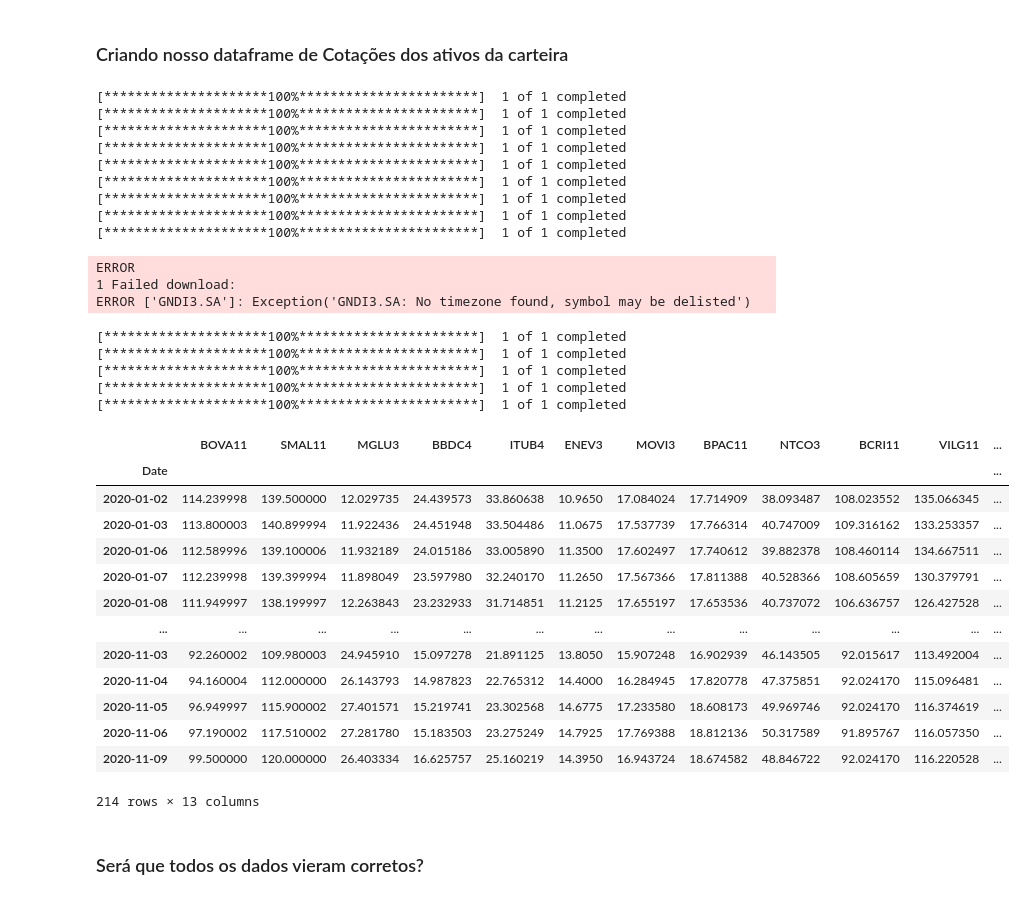
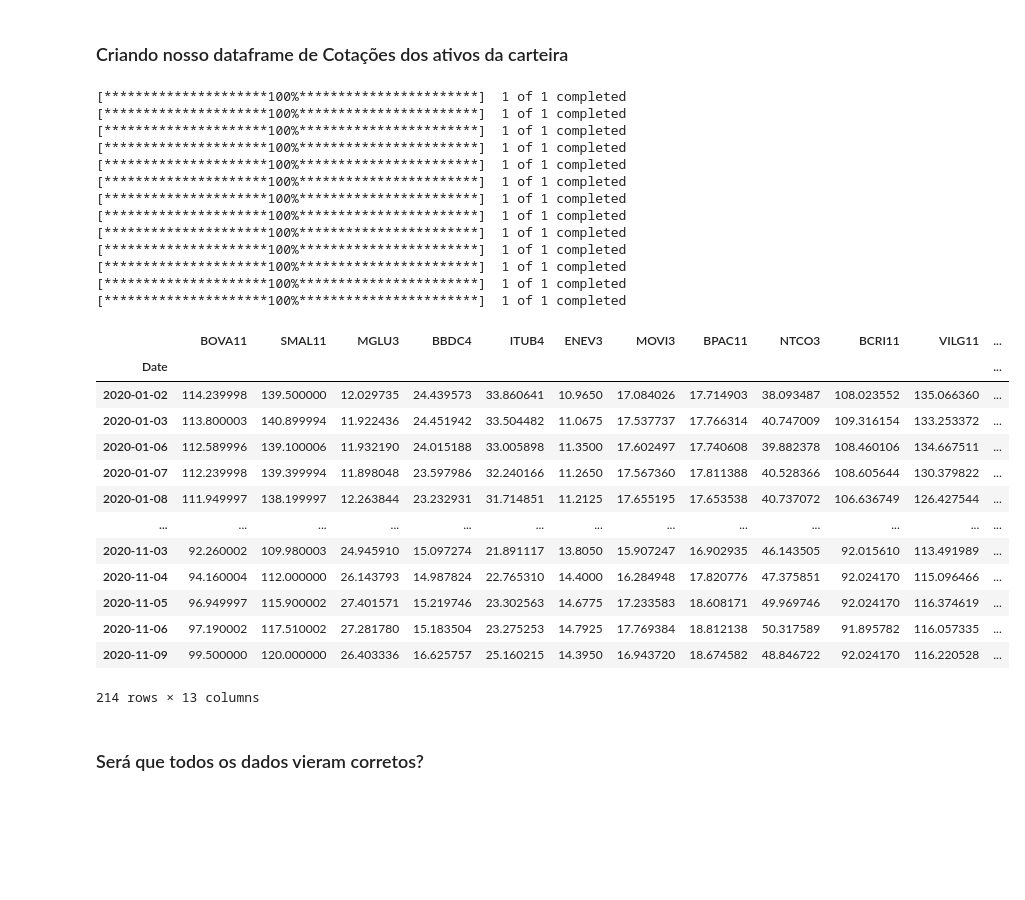
Before and after one commit to GabriellCabrall/python-impressionador, a Jupyter notebook: Modulo_29_Integracao_python_Financas/Python e Finanças 02.ipynb, the cells around one changed output. Drawn from its saved outputs; the diff is of its cells as text; code cells hidden in the pictures; blank space fills up the shorter version.

```diff
--- a/Modulo_29_Integracao_python_Financas/Python e Finanças 02.ipynb
+++ b/Modulo_29_Integracao_python_Financas/Python e Finanças 02.ipynb
@@ -33,46 +33,44 @@ display(carteira)
 # %%
 cotacoes_carteira = pd.DataFrame()
 
 start = dt.datetime(2020, 1, 1)
 end = dt.datetime(2020, 11, 10)
 
 for ativo in carteira['Ativos']:
-    cotacoes_carteira[ativo] = yf.download(f'{ativo}.SA', start, end)['Adj Close']
+    if ativo == 'GNDI3':
+        pass
+    else:
+        cotacoes_carteira[ativo] = yf.download(f'{ativo}.SA', start, end)['Adj Close']
 
-cotacoes_carteira = cotacoes_carteira.dropna(axis=1, how='all')
 display(cotacoes_carteira)
 # %% [output]
 [*********************100%***********************]  1 of 1 completed
 [*********************100%***********************]  1 of 1 completed
 [*********************100%***********************]  1 of 1 completed
 [*********************100%***********************]  1 of 1 completed
 [*********************100%***********************]  1 of 1 completed
 [*********************100%***********************]  1 of 1 completed
 [*********************100%***********************]  1 of 1 completed
 [*********************100%***********************]  1 of 1 completed
 [*********************100%***********************]  1 of 1 completed
+[*********************100%***********************]  1 of 1 completed
+[*********************100%***********************]  1 of 1 completed
+[*********************100%***********************]  1 of 1 completed
+[*********************100%***********************]  1 of 1 completed
+|  | BOVA11 | SMAL11 | MGLU3 | BBDC4 | ITUB4 | ENEV3 | MOVI3 | BPAC11 | NTCO3 | BCRI11 | VILG11 | ... |
+| Date |  |  |  |  |  |  |  |  |  |  |  | ... |
+| 2020-01-02 | 114.239998 | 139.500000 | 12.029735 | 24.439573 | 33.860641 | 10.9650 | 17.084026 | 17.714903 | 38.093487 | 108.023552 | 135.066360 | ... |
+| 2020-01-03 | 113.800003 | 140.899994 | 11.922436 | 24.451942 | 33.504482 | 11.0675 | 17.537737 | 17.766314 | 40.747009 | 109.316154 | 133.253372 | ... |
+| 2020-01-06 | 112.589996 | 139.100006 | 11.932190 | 24.015188 | 33.005898 | 11.3500 | 17.602497 | 17.740608 | 39.882378 | 108.460106 | 134.667511 | ... |
+| 2020-01-07 | 112.239998 | 139.399994 | 11.898048 | 23.597986 | 32.240166 | 11.2650 | 17.567360 | 17.811388 | 40.528366 | 108.605644 | 130.379822 | ... |
+| 2020-01-08 | 111.949997 | 138.199997 | 12.263844 | 23.232931 | 31.714851 | 11.2125 | 17.655195 | 17.653538 | 40.737072 | 106.636749 | 126.427544 | ... |
+| ... | ... | ... | ... | ... | ... | ... | ... | ... | ... | ... | ... | ... |
+| 2020-11-03 | 92.260002 | 109.980003 | 24.945910 | 15.097274 | 21.891117 | 13.8050 | 15.907247 | 16.902935 | 46.143505 | 92.015610 | 113.491989 | ... |
+| 2020-11-04 | 94.160004 | 112.000000 | 26.143793 | 14.987824 | 22.765310 | 14.4000 | 16.284948 | 17.820776 | 47.375851 | 92.024170 | 115.096466 | ... |
+| 2020-11-05 | 96.949997 | 115.900002 | 27.401571 | 15.219746 | 23.302563 | 14.6775 | 17.233583 | 18.608171 | 49.969746 | 92.024170 | 116.374619 | ... |
+| 2020-11-06 | 97.190002 | 117.510002 | 27.281780 | 15.183504 | 23.275253 | 14.7925 | 17.769384 | 18.812138 | 50.317589 | 91.895782 | 116.057335 | ... |
+| 2020-11-09 | 99.500000 | 120.000000 | 26.403336 | 16.625757 | 25.160215 | 14.3950 | 16.943720 | 18.674582 | 48.846722 | 92.024170 | 116.220528 | ... |
-ERROR
-1 Failed download:
-ERROR ['GNDI3.SA']: Exception('GNDI3.SA: No timezone found, symbol may be delisted')
+214 rows × 13 columns
-[*********************100%***********************]  1 of 1 completed
-[*********************100%***********************]  1 of 1 completed
-[*********************100%***********************]  1 of 1 completed
-[*********************100%***********************]  1 of 1 completed
-[*********************100%***********************]  1 of 1 completed
-|  | BOVA11 | SMAL11 | MGLU3 | BBDC4 | ITUB4 | ENEV3 | MOVI3 | BPAC11 | NTCO3 | BCRI11 | VILG11 | ... |
-| Date |  |  |  |  |  |  |  |  |  |  |  | ... |
-| 2020-01-02 | 114.239998 | 139.500000 | 12.029735 | 24.439573 | 33.860638 | 10.9650 | 17.084024 | 17.714909 | 38.093487 | 108.023552 | 135.066345 | ... |
-| 2020-01-03 | 113.800003 | 140.899994 | 11.922436 | 24.451948 | 33.504486 | 11.0675 | 17.537739 | 17.766314 | 40.747009 | 109.316162 | 133.253357 | ... |
-| 2020-01-06 | 112.589996 | 139.100006 | 11.932189 | 24.015186 | 33.005890 | 11.3500 | 17.602497 | 17.740612 | 39.882378 | 108.460114 | 134.667511 | ... |
-| 2020-01-07 | 112.239998 | 139.399994 | 11.898049 | 23.597980 | 32.240170 | 11.2650 | 17.567366 | 17.811388 | 40.528366 | 108.605659 | 130.379791 | ... |
-| 2020-01-08 | 111.949997 | 138.199997 | 12.263843 | 23.232933 | 31.714851 | 11.2125 | 17.655197 | 17.653536 | 40.737072 | 106.636757 | 126.427528 | ... |
-| ... | ... | ... | ... | ... | ... | ... | ... | ... | ... | ... | ... | ... |
-| 2020-11-03 | 92.260002 | 109.980003 | 24.945910 | 15.097278 | 21.891125 | 13.8050 | 15.907248 | 16.902939 | 46.143505 | 92.015617 | 113.492004 | ... |
-| 2020-11-04 | 94.160004 | 112.000000 | 26.143793 | 14.987823 | 22.765312 | 14.4000 | 16.284945 | 17.820778 | 47.375851 | 92.024170 | 115.096481 | ... |
-| 2020-11-05 | 96.949997 | 115.900002 | 27.401571 | 15.219741 | 23.302568 | 14.6775 | 17.233580 | 18.608173 | 49.969746 | 92.024170 | 116.374619 | ... |
-| 2020-11-06 | 97.190002 | 117.510002 | 27.281780 | 15.183503 | 23.275249 | 14.7925 | 17.769388 | 18.812136 | 50.317589 | 91.895767 | 116.057350 | ... |
-| 2020-11-09 | 99.500000 | 120.000000 | 26.403334 | 16.625757 | 25.160219 | 14.3950 | 16.943724 | 18.674582 | 48.846722 | 92.024170 | 116.220528 | ... |
-214 rows × 13 columns
 # %% [markdown]
 ### Será que todos os dados vieram corretos?
 # %%
```
Also changed, not shown: parts of 5 cells of this notebook.
